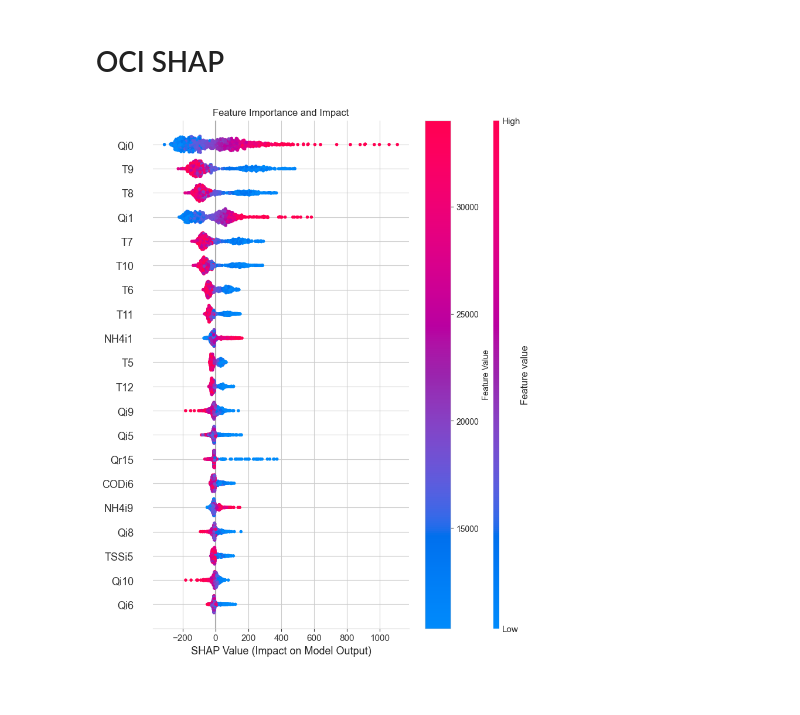
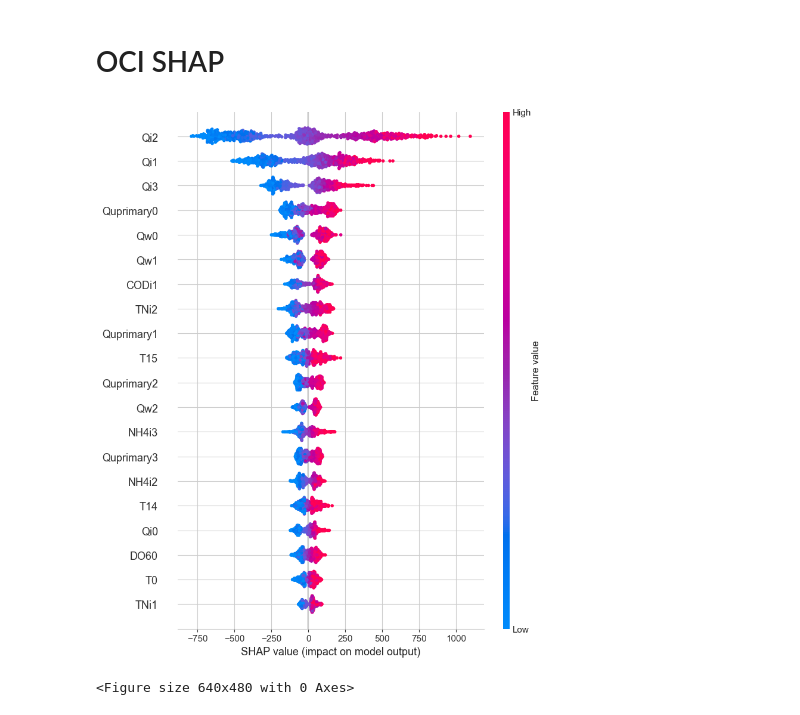
Before and after one commit to lanadominkovic/water-plant-analysis, a Jupyter notebook: wwtp_analysis.ipynb, the cells around one changed output. Cells and saved outputs as stored; diff of their text form; code cells hidden in the pictures.

Commit message:
add shap values

```diff
--- a/wwtp_analysis.ipynb
+++ b/wwtp_analysis.ipynb
@@ -676,14 +648,11 @@ The plot provides insight into the model's decision-making process, revealing wh
 # OCI SHAP
 # %%
 explainer_oci = shap.Explainer(best_model_oci)
-shap_values_oci = explainer.shap_values(X_test)
+shap_values_oci = explainer_oci(X_test)
 # %%
-shap.summary_plot(shap_values_oci, X_test, plot_type="dot", show=False)
-
-plt.title('Feature Importance and Impact')
-plt.xlabel('SHAP Value (Impact on Model Output)')
-plt.colorbar(label='Feature Value', cmap='viridis')
+shap.summary_plot(shap_values_oci, X_test, plot_type="dot");
 
 plt.savefig('shap_summary_plot_oci.png', dpi=300, bbox_inches='tight')
 # %% [output]
-[figure, old version]
+[figure, new version]
+<Figure size 640x480 with 0 Axes>
```
Also changed, not shown: parts of 9 cells of this notebook.
